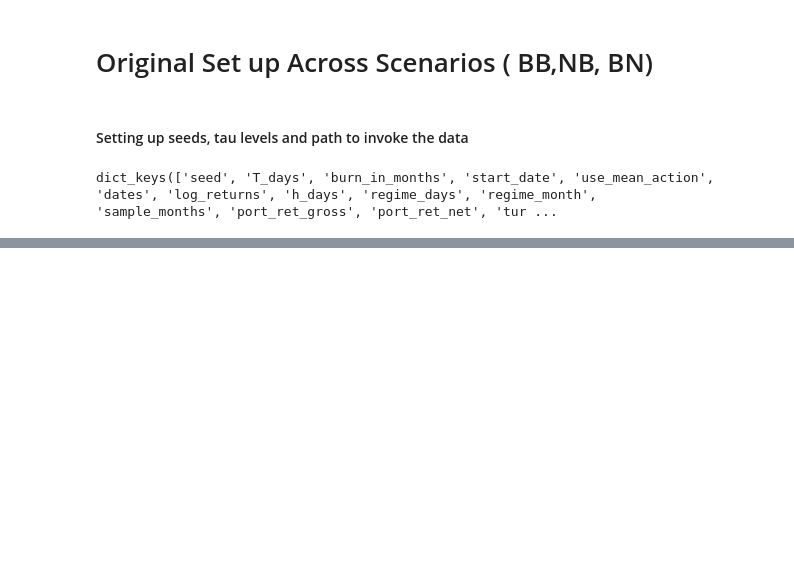
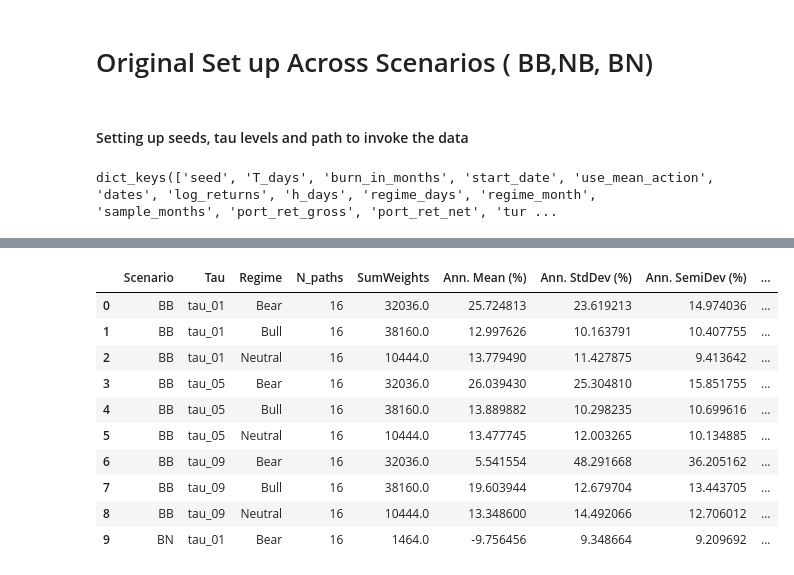
Before and after one commit to Attilasarkany/Q-A2C-Replication, a Jupyter notebook: Chapter2_model_comperison/compare_results_multiple_seed_rsvarvol.ipynb, the cells around one changed output, grey strips where cells are left out. Cells and saved outputs as stored; diff of their text form; code cells hidden in the pictures; blank space fills up the shorter version.

```diff
--- a/Chapter2_model_comperison/compare_results_multiple_seed_rsvarvol.ipynb
+++ b/Chapter2_model_comperison/compare_results_multiple_seed_rsvarvol.ipynb
@@ -974,0 +583,14 @@ for m in metric_cols:
+# %%
+regime_weighted.head(10)
+# %% [output]
+|  | Scenario | Tau | Regime | N_paths | SumWeights | Ann. Mean (%) | Ann. StdDev (%) | Ann. SemiDev (%) | ... |
+| 0 | BB | tau_01 | Bear | 16 | 32036.0 | 25.724813 | 23.619213 | 14.974036 | ... |
+| 1 | BB | tau_01 | Bull | 16 | 38160.0 | 12.997626 | 10.163791 | 10.407755 | ... |
+| 2 | BB | tau_01 | Neutral | 16 | 10444.0 | 13.779490 | 11.427875 | 9.413642 | ... |
+| 3 | BB | tau_05 | Bear | 16 | 32036.0 | 26.039430 | 25.304810 | 15.851755 | ... |
+| 4 | BB | tau_05 | Bull | 16 | 38160.0 | 13.889882 | 10.298235 | 10.699616 | ... |
+| 5 | BB | tau_05 | Neutral | 16 | 10444.0 | 13.477745 | 12.003265 | 10.134885 | ... |
+| 6 | BB | tau_09 | Bear | 16 | 32036.0 | 5.541554 | 48.291668 | 36.205162 | ... |
+| 7 | BB | tau_09 | Bull | 16 | 38160.0 | 19.603944 | 12.679704 | 13.443705 | ... |
+| 8 | BB | tau_09 | Neutral | 16 | 10444.0 | 13.348600 | 14.492066 | 12.706012 | ... |
+| 9 | BN | tau_01 | Bear | 16 | 1464.0 | -9.756456 | 9.348664 | 9.209692 | ... |
```
Also changed, not shown: parts of 26 cells of this notebook, 2 other files.
